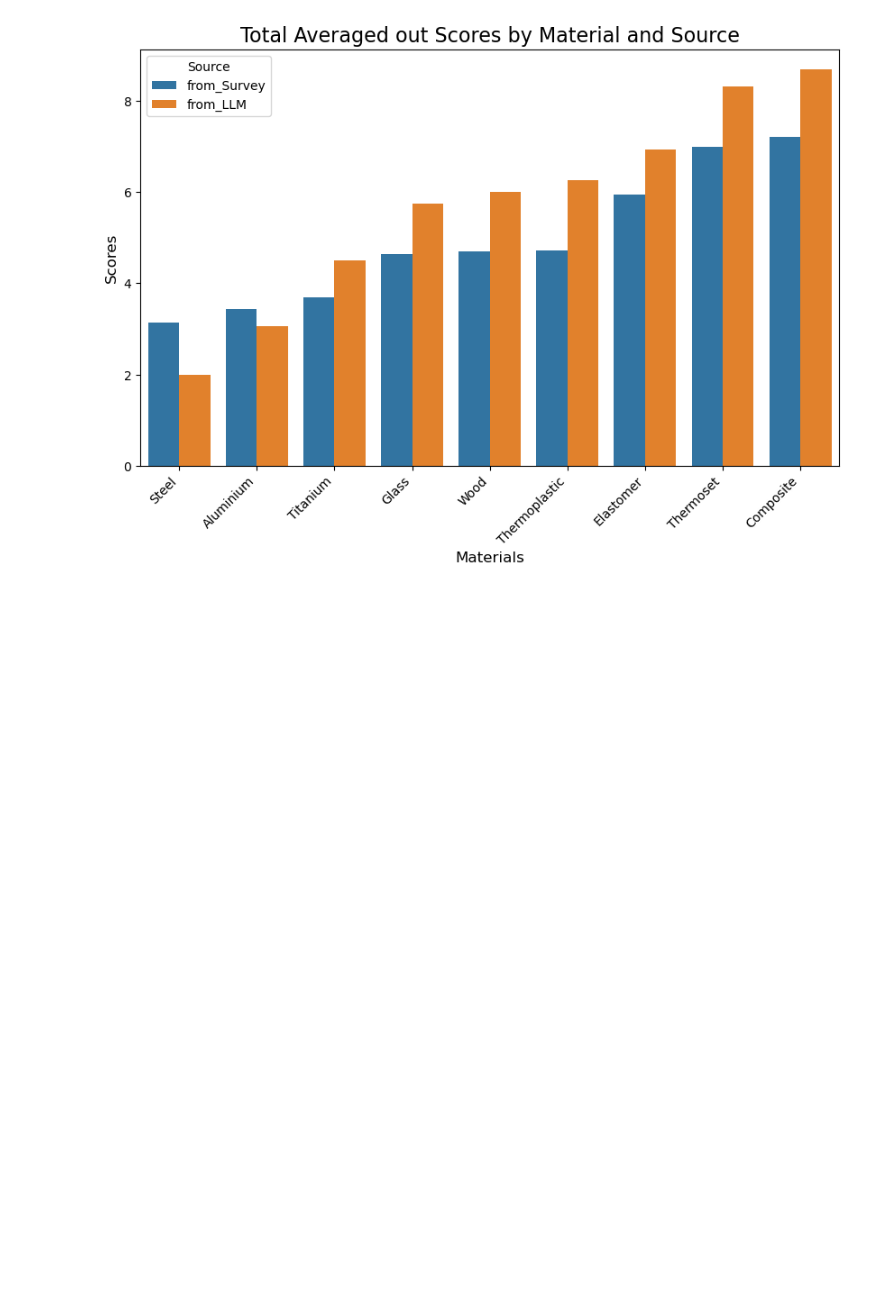
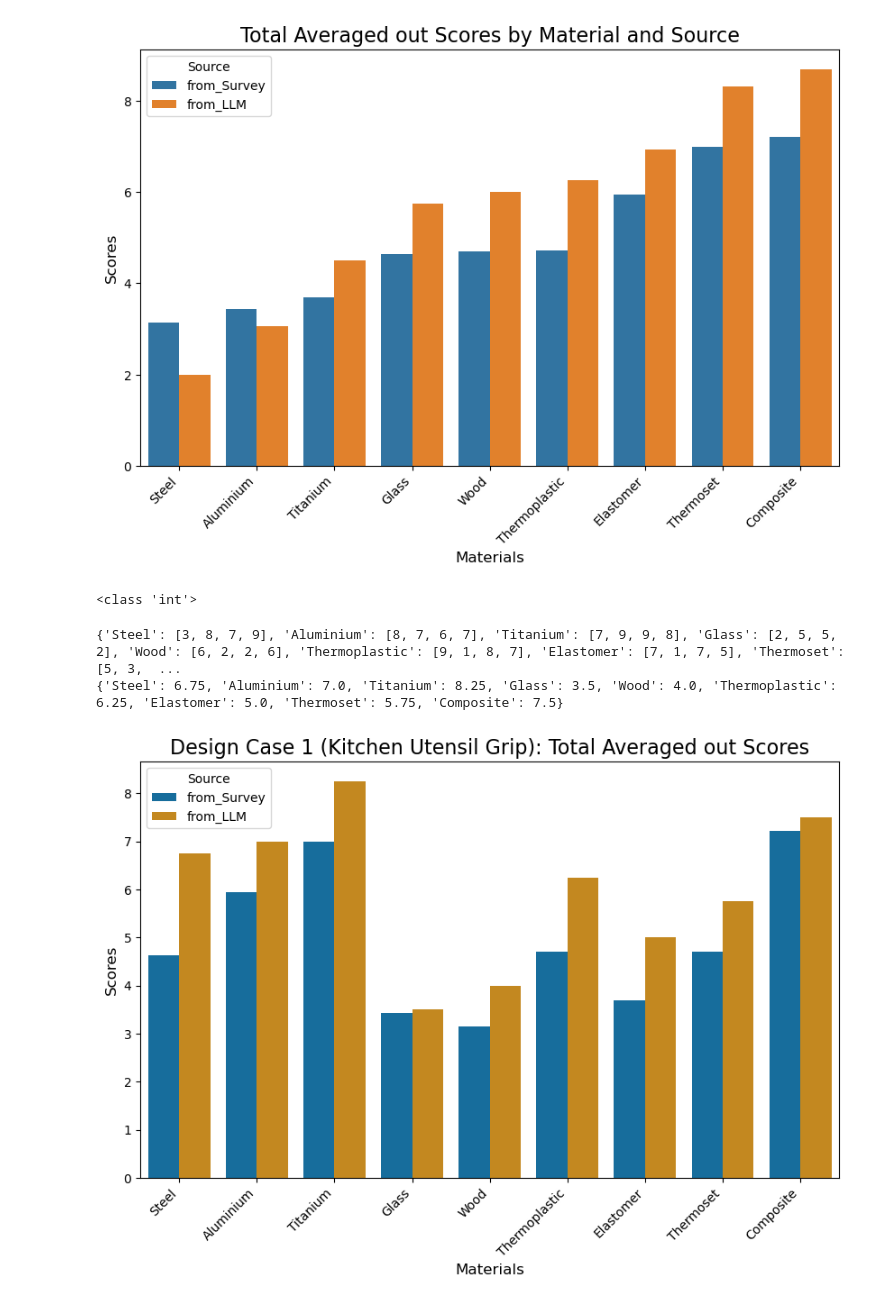
Before and after one commit to cmudrc/LLM-for-Material-Selection, a Jupyter notebook: SurveyLLM comparison.ipynb, the cells around one changed output. Saved outputs shown, nothing was run; the diff lists cells and outputs as text; code cells hidden in the pictures; blank space fills up the shorter version.

```diff
--- a/SurveyLLM comparison.ipynb
+++ b/SurveyLLM comparison.ipynb
@@ -1134,0 +1156,55 @@ plt.show()
+# %%
+print(type(kitchen_utensil_llm['Kitchen Utensil Grip_Corrosion Resistant']['Steel']))
+# %% [output]
+<class 'int'>
+# %%
+material_list_kitchen = {}
+
+for m in materials:
+    material_list_kitchen[f"{m}"] = []
+
+
+# material_list = {}
+for criterion in design_criterion:
+    for material in materials:
+        material_list_kitchen[f"{material}"].append(kitchen_utensil_llm[f"Kitchen Utensil Grip_{criterion}"][f"{material}"])
+
+print(material_list_kitchen)
+
+average_scores_kitchen = {}
+
+for material, scores in material_list_kitchen.items():
+    average_scores_kitchen[material] = sum(scores) / len(scores)
+
+print(average_scores_kitchen)
+# %% [output]
+{'Steel': [3, 8, 7, 9], 'Aluminium': [8, 7, 6, 7], 'Titanium': [7, 9, 9, 8], 'Glass': [2, 5, 5, 2], 'Wood': [6, 2, 2, 6], 'Thermoplastic': [9, 1, 8, 7], 'Elastomer': [7, 1, 7, 5], 'Thermoset': [5, 3,  ...
+{'Steel': 6.75, 'Aluminium': 7.0, 'Titanium': 8.25, 'Glass': 3.5, 'Wood': 4.0, 'Thermoplastic': 6.25, 'Elastomer': 5.0, 'Thermoset': 5.75, 'Composite': 7.5}
+# %%
+survey_list = [mean_steel_total, mean_aluminium_total, mean_titanium_total, mean_glass_total, mean_wood_total, mean_thermoplastic_total, mean_elastomer_total, mean_thermoset_total, mean_composite_total]
+
+llm_list_kitchen =  [average_scores_kitchen['Steel'], average_scores_kitchen['Aluminium'], average_scores_kitchen['Titanium'], average_scores_kitchen['Glass'], average_scores_kitchen['Wood'], average_scores_kitchen['Thermoplastic'], average_scores_kitchen['Elastomer'], average_scores_kitchen['Thermoset'], average_scores_kitchen['Composite']]
+
+sorted_survey_list = sorted(survey_list)
+sorted_llm_list_kitchen = sorted(llm_list_kitchen)
+
+
+data_kitchen = pd.DataFrame({
+    'Materials': materials * 2,
+    'Scores': survey_list + llm_list_kitchen,
+    'Source': ['from_Survey'] * len(materials) + ['from_LLM'] * len(materials)
+})
+
+plt.figure(figsize=(10, 6))
+color_palette = sns.color_palette("colorblind")
+
+# Plot the bar chart with the colorblind-friendly palette
+sns.barplot(x='Materials', y='Scores', hue='Source', data=data_kitchen, errorbar="sd", palette=color_palette)
+plt.xlabel('Materials', fontsize=12)
+plt.ylabel('Scores', fontsize=12)
+plt.title('Design Case 1 (Kitchen Utensil Grip): Total Averaged out Scores', fontsize=16)
+plt.xticks(rotation=45, ha='right')
+plt.legend(title='Source')
+plt.show()
+# %% [output]
+[figure, added]
```
Also changed, not shown: parts of 17 cells of this notebook, 1 other file.
